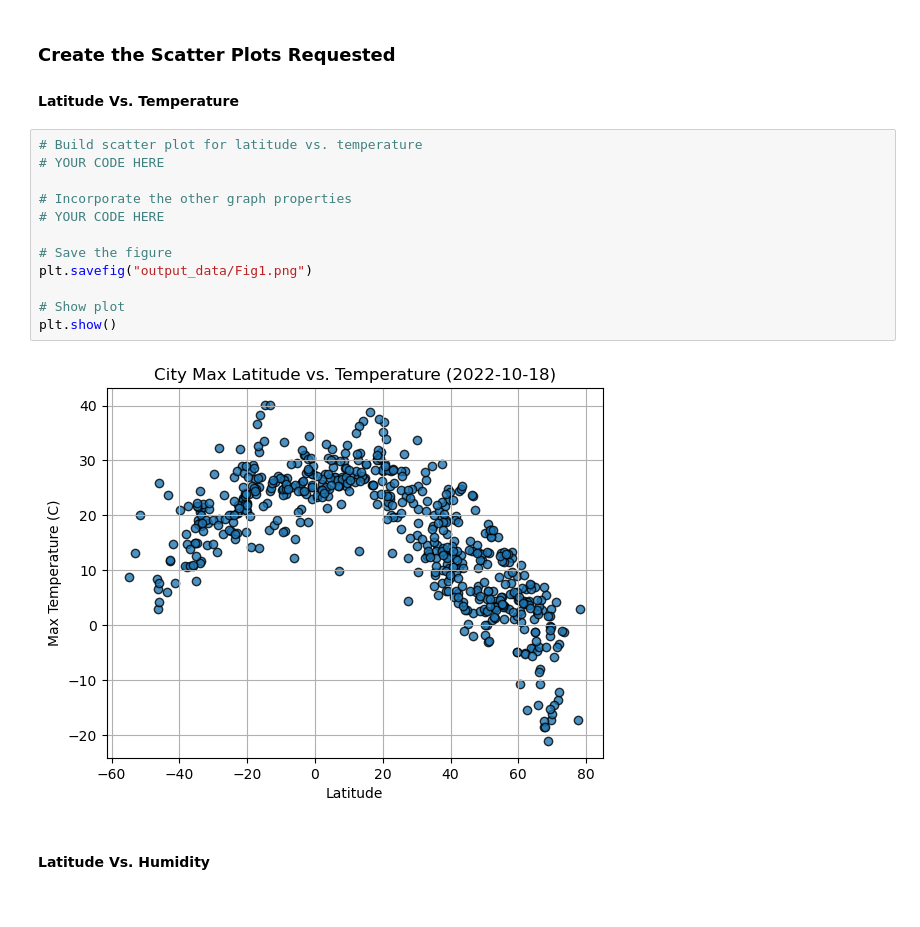
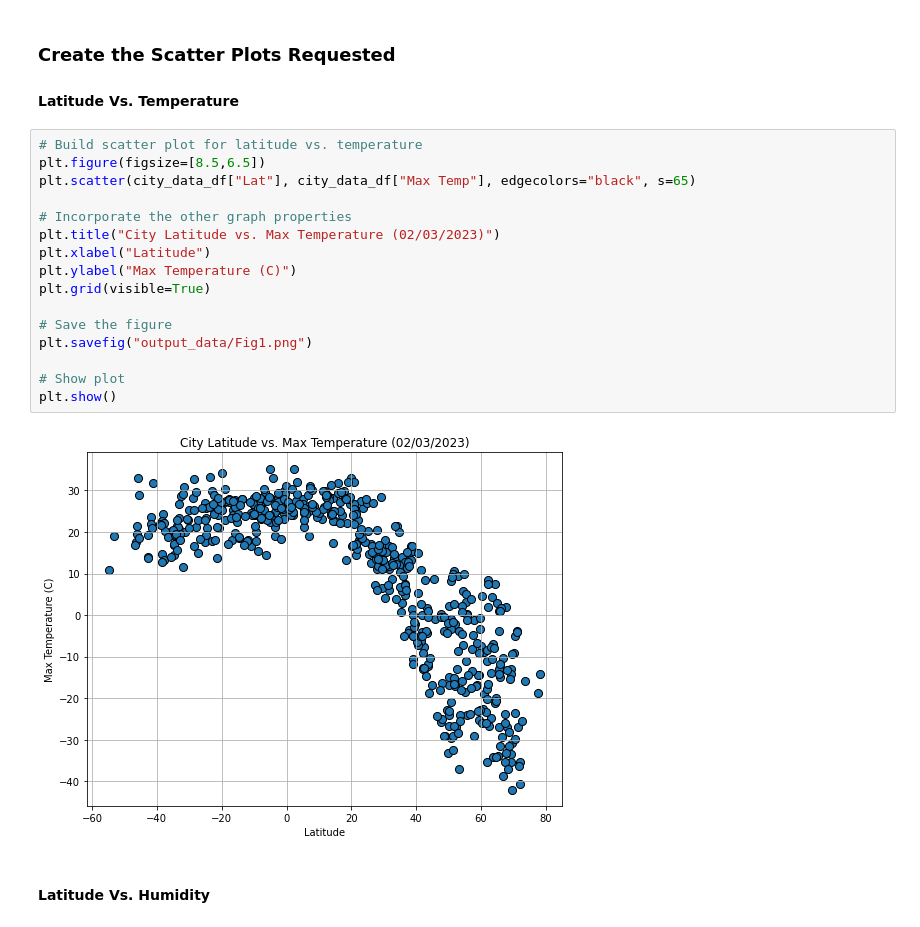
Before and after one commit to ysgorin/python-api-challenge, a Jupyter notebook: WeatherPy/WeatherPy.ipynb, the cells around one changed output. Saved outputs shown, nothing was run; the diff lists cells and outputs as text.

Commit message:
added latitude vs. temperature scatter plot

```diff
--- a/WeatherPy/WeatherPy.ipynb
+++ b/WeatherPy/WeatherPy.ipynb
@@ -185,18 +185,22 @@ city_data_df.head()
 #### Latitude Vs. Temperature
 # %%
 # Build scatter plot for latitude vs. temperature
-# YOUR CODE HERE
+plt.figure(figsize=[8.5,6.5])
+plt.scatter(city_data_df["Lat"], city_data_df["Max Temp"], edgecolors="black", s=65)
 
 # Incorporate the other graph properties
-# YOUR CODE HERE
+plt.title("City Latitude vs. Max Temperature (02/03/2023)")
+plt.xlabel("Latitude")
+plt.ylabel("Max Temperature (C)")
+plt.grid(visible=True)
 
 # Save the figure
 plt.savefig("output_data/Fig1.png")
 
 # Show plot
 plt.show()
 # %% [output]
-[figure, old version]
+[figure, new version]
 # %% [markdown]
 #### Latitude Vs. Humidity
 # %%
```
Also changed, not shown: parts of 5 cells of this notebook, 2 other files.
